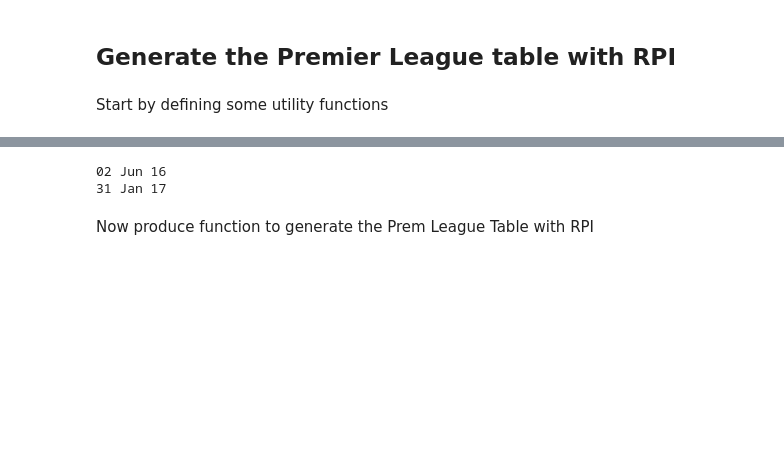
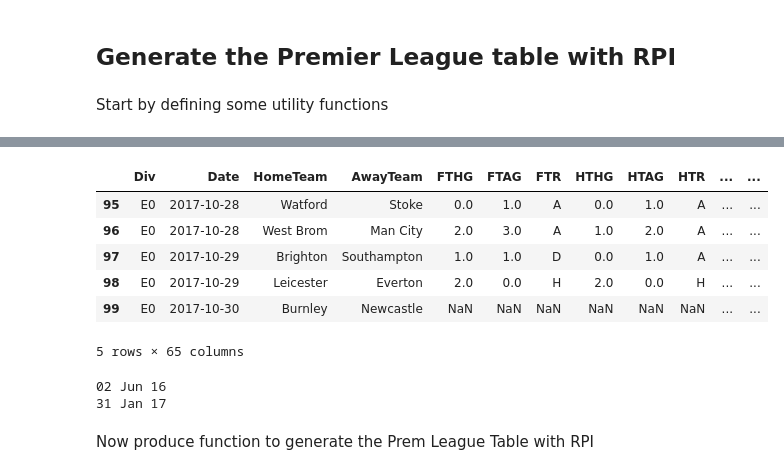
Before and after one commit to terrydolan/premrpi, a Jupyter notebook: premrpi.ipynb, the cells around one changed output, grey strips where cells are left out. Saved outputs shown, nothing was run; the diff lists cells and outputs as text; code cells hidden in the pictures; blank space fills up the shorter version.

```diff
--- a/premrpi.ipynb
+++ b/premrpi.ipynb
@@ -191,4 +192,14 @@ results data date: 2016-11-13
 5 rows × 65 columns
+# %%
+df_results.tail()
+# %% [output]
+|  | Div | Date | HomeTeam | AwayTeam | FTHG | FTAG | FTR | HTHG | HTAG | HTR | ... | ... |
+| 95 | E0 | 2017-10-28 | Watford | Stoke | 0.0 | 1.0 | A | 0.0 | 1.0 | A | ... | ... |
+| 96 | E0 | 2017-10-28 | West Brom | Man City | 2.0 | 3.0 | A | 1.0 | 2.0 | A | ... | ... |
+| 97 | E0 | 2017-10-29 | Brighton | Southampton | 1.0 | 1.0 | D | 0.0 | 1.0 | A | ... | ... |
+| 98 | E0 | 2017-10-29 | Leicester | Everton | 2.0 | 0.0 | H | 2.0 | 0.0 | H | ... | ... |
+| 99 | E0 | 2017-10-30 | Burnley | Newcastle | NaN | NaN | NaN | NaN | NaN | NaN | ... | ... |
+5 rows × 65 columns
 # %%
 def validate_date(date_text):
     """Raise error if date format is not YYYY-MM-DD."""
```
Also changed, not shown: parts of 14 cells of this notebook, 1 other file.
